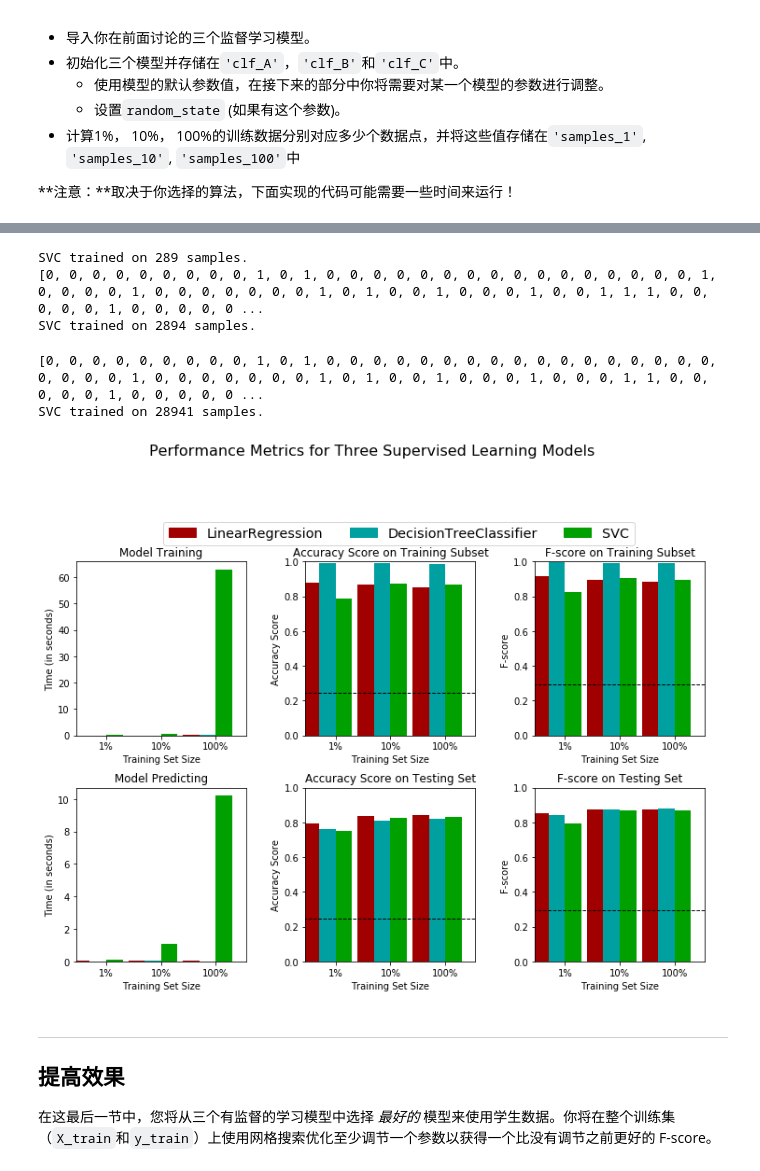
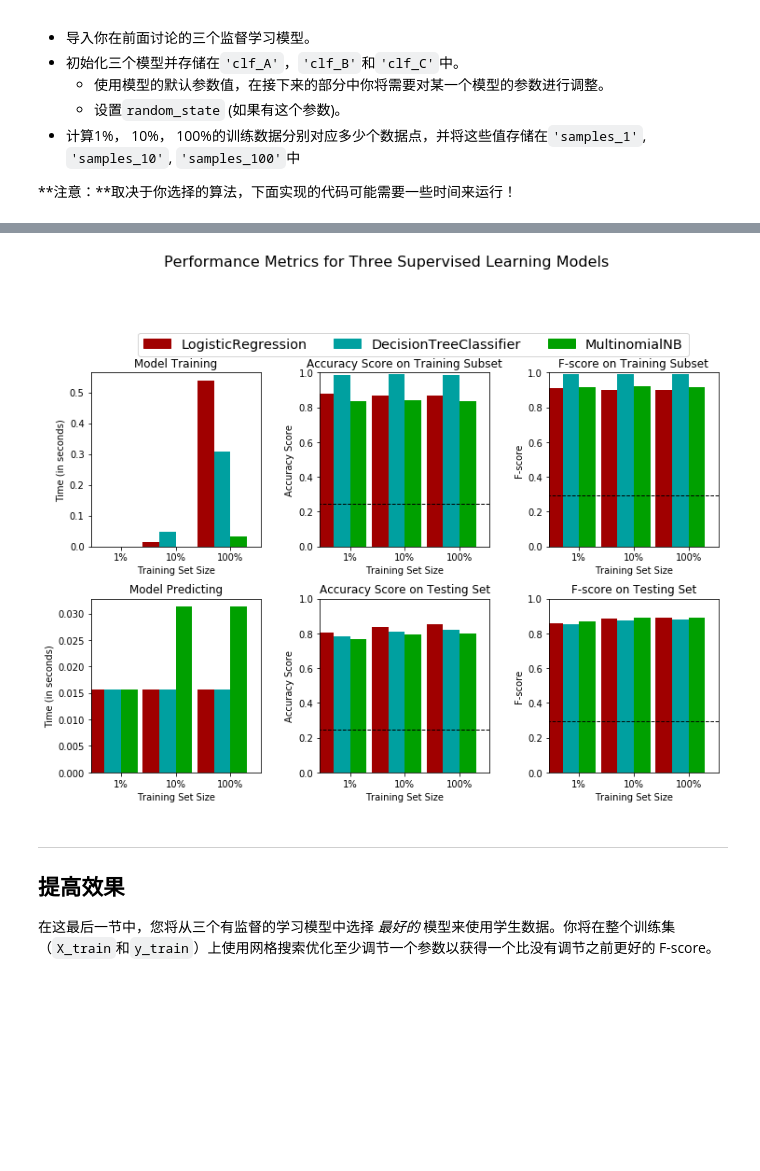
Before and after one commit to duzeng/cn-machine-learning, a Jupyter notebook: finding_donors/finding_donors.ipynb, the cells around one changed output, grey strips where cells are left out. Saved outputs shown, nothing was run; the diff lists cells and outputs as text; code cells hidden in the pictures; blank space fills up the shorter version.

```diff
--- a/finding_donors/finding_donors.ipynb
+++ b/finding_donors/finding_donors.ipynb
@@ -445,14 +446,16 @@ def train_predict(learner, sample_size, X_train, y_train, X_val, y_val):
 **注意：**取决于你选择的算法，下面实现的代码可能需要一些时间来运行！
 # %%
 # TODO：从sklearn中导入三个监督学习模型
-from sklearn.linear_model import LinearRegression
+from sklearn.linear_model import LinearRegression,LogisticRegression,SGDClassifier
 from sklearn.tree import DecisionTreeClassifier
 from sklearn.svm import SVC
+from sklearn.naive_bayes import GaussianNB,MultinomialNB,BernoulliNB
+from sklearn.neighbors import KNeighborsRegressor
 
 # TODO：初始化三个模型
-clf_A = LinearRegression()
+clf_A = LogisticRegression()
 clf_B = DecisionTreeClassifier()
-clf_C = SVC()
+clf_C = MultinomialNB() #SVC()
 
 # TODO：计算1%， 10%， 100%的训练数据分别对应多少点
 samples_1 = round(X_train.shape[0]*0.01)
@@ -486,9 +494,4 @@ DecisionTreeClassifier trained on 28941 samples.
-SVC trained on 289 samples.
-[0, 0, 0, 0, 0, 0, 0, 0, 0, 1, 0, 1, 0, 0, 0, 0, 0, 0, 0, 0, 0, 0, 0, 0, 0, 0, 0, 0, 1, 0, 0, 0, 0, 1, 0, 0, 0, 0, 0, 0, 0, 1, 0, 1, 0, 0, 1, 0, 0, 0, 1, 0, 0, 1, 1, 1, 0, 0, 0, 0, 0, 1, 0, 0, 0, 0, 0 ...
-SVC trained on 2894 samples.
-[0, 0, 0, 0, 0, 0, 0, 0, 0, 1, 0, 1, 0, 0, 0, 0, 0, 0, 0, 0, 0, 0, 0, 0, 0, 0, 0, 0, 0, 0, 0, 0, 0, 1, 0, 0, 0, 0, 0, 0, 0, 1, 0, 1, 0, 0, 1, 0, 0, 0, 1, 0, 0, 0, 1, 1, 0, 0, 0, 0, 0, 1, 0, 0, 0, 0, 0 ...
-SVC trained on 28941 samples.
-[figure, old version]
+[figure, new version]
 # %% [markdown]
 ----
 ## 提高效果
```
Also changed, not shown: parts of 22 cells of this notebook.
